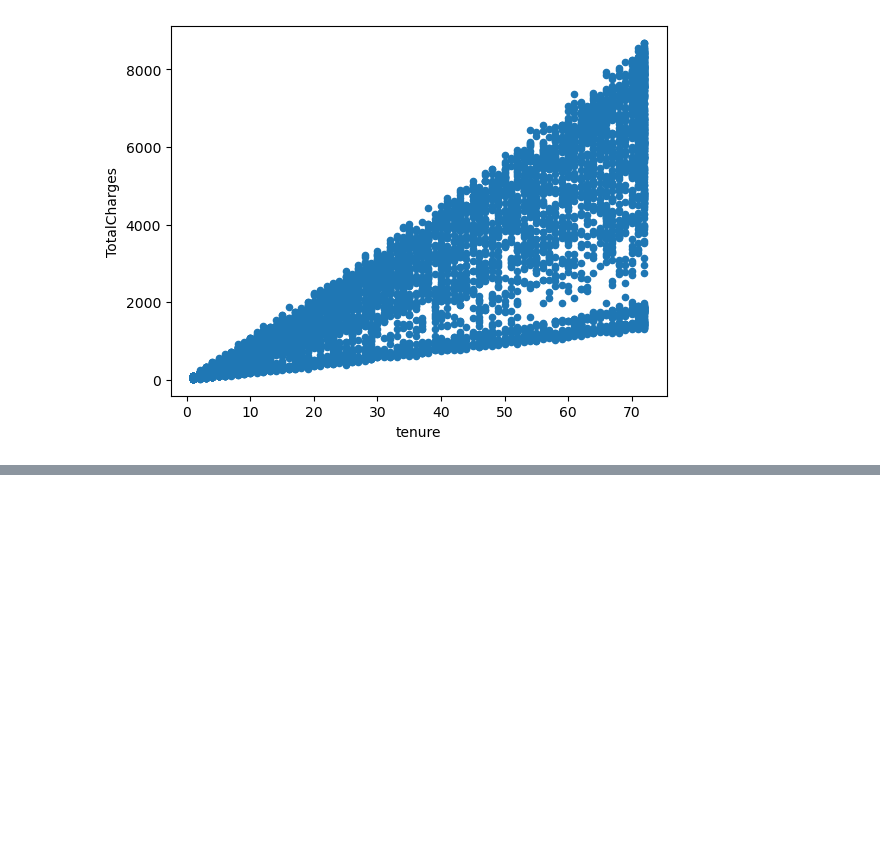
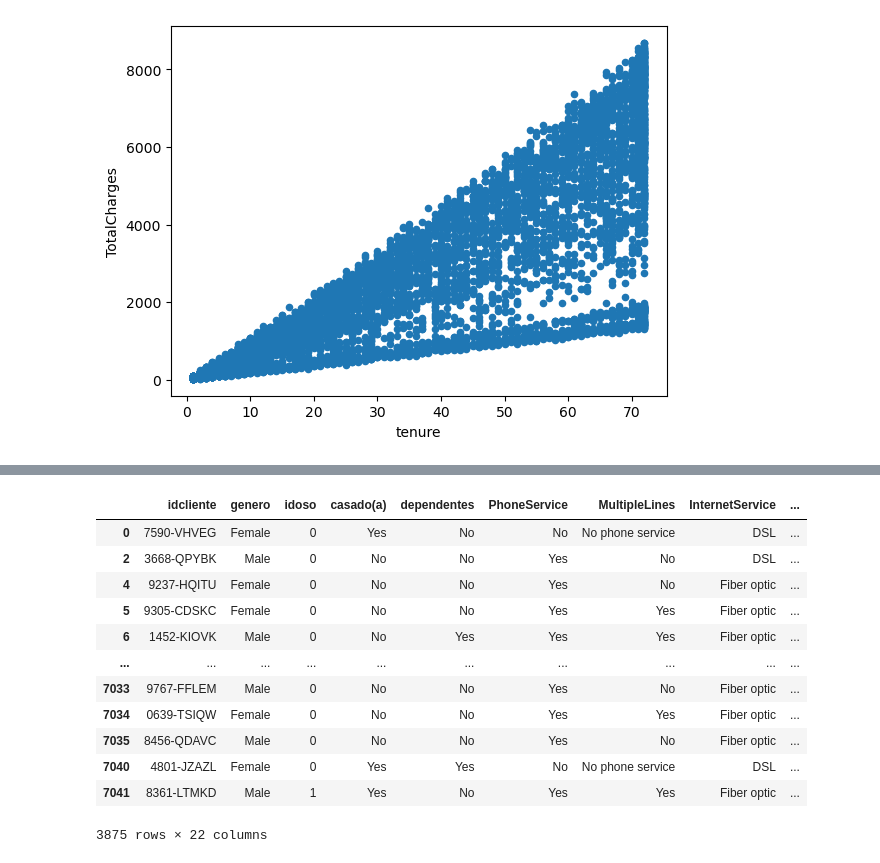
Before and after one commit to JaynneLino/pandas_course_Udemy, a Jupyter notebook: eda/eda.ipynb, the cells around one changed output, grey strips where cells are left out. Saved outputs shown, nothing was run; the diff lists cells and outputs as text; code cells hidden in the pictures; blank space fills up the shorter version.

```diff
--- a/eda/eda.ipynb
+++ b/eda/eda.ipynb
@@ -961,0 +1024,19 @@ df_final2.plot.scatter(x="tenure", y="TotalCharges")
+# %%
+#Criar um DataFrane só com os dados dos contratos Month-to-month
+
+df_final_mes = df_final2[df_final2["Contract"] == "Month-to-month"]
+df_final_mes
+# %% [output]
+|  | idcliente | genero | idoso | casado(a) | dependentes | PhoneService | MultipleLines | InternetService | ... |
+| 0 | 7590-VHVEG | Female | 0 | Yes | No | No | No phone service | DSL | ... |
+| 2 | 3668-QPYBK | Male | 0 | No | No | Yes | No | DSL | ... |
+| 4 | 9237-HQITU | Female | 0 | No | No | Yes | No | Fiber optic | ... |
+| 5 | 9305-CDSKC | Female | 0 | No | No | Yes | Yes | Fiber optic | ... |
+| 6 | 1452-KIOVK | Male | 0 | No | Yes | Yes | Yes | Fiber optic | ... |
+| ... | ... | ... | ... | ... | ... | ... | ... | ... | ... |
+| 7033 | 9767-FFLEM | Male | 0 | No | No | Yes | No | Fiber optic | ... |
+| 7034 | 0639-TSIQW | Female | 0 | No | No | Yes | Yes | Fiber optic | ... |
+| 7035 | 8456-QDAVC | Male | 0 | No | No | Yes | No | Fiber optic | ... |
+| 7040 | 4801-JZAZL | Female | 0 | Yes | Yes | No | No phone service | DSL | ... |
+| 7041 | 8361-LTMKD | Male | 1 | Yes | No | Yes | Yes | Fiber optic | ... |
+3875 rows × 22 columns
```
Also changed, not shown: parts of 13 cells of this notebook.
